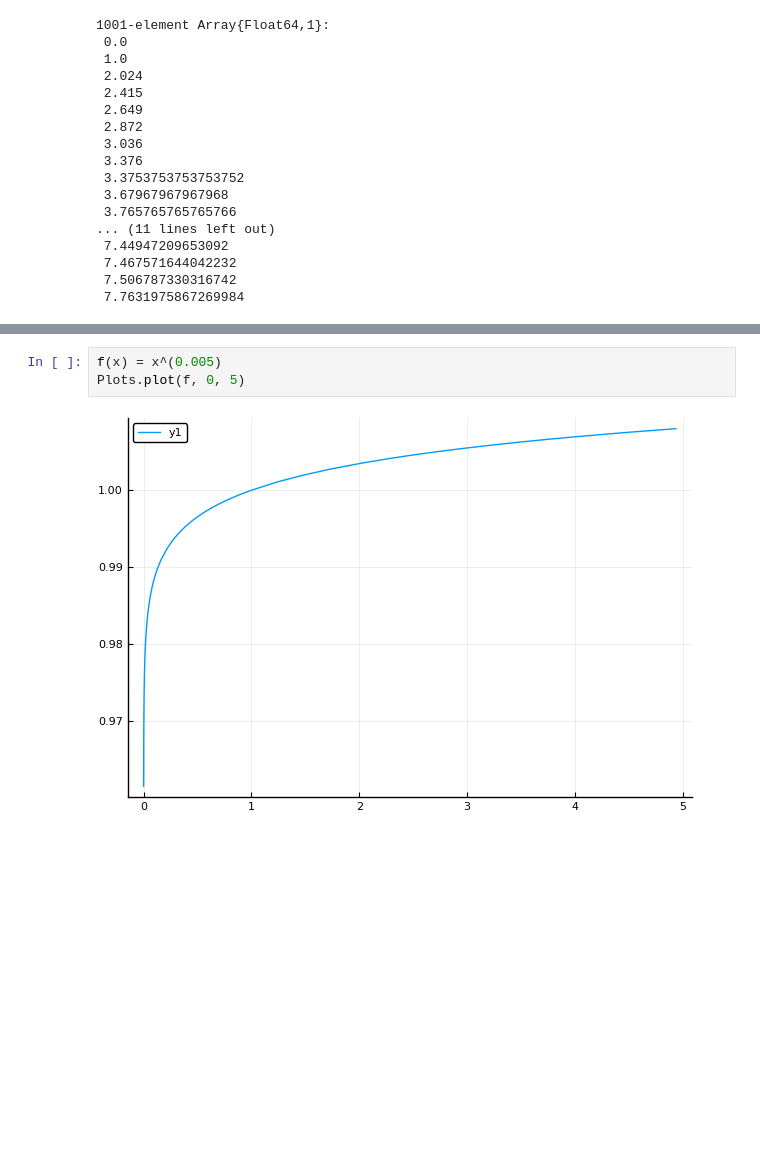
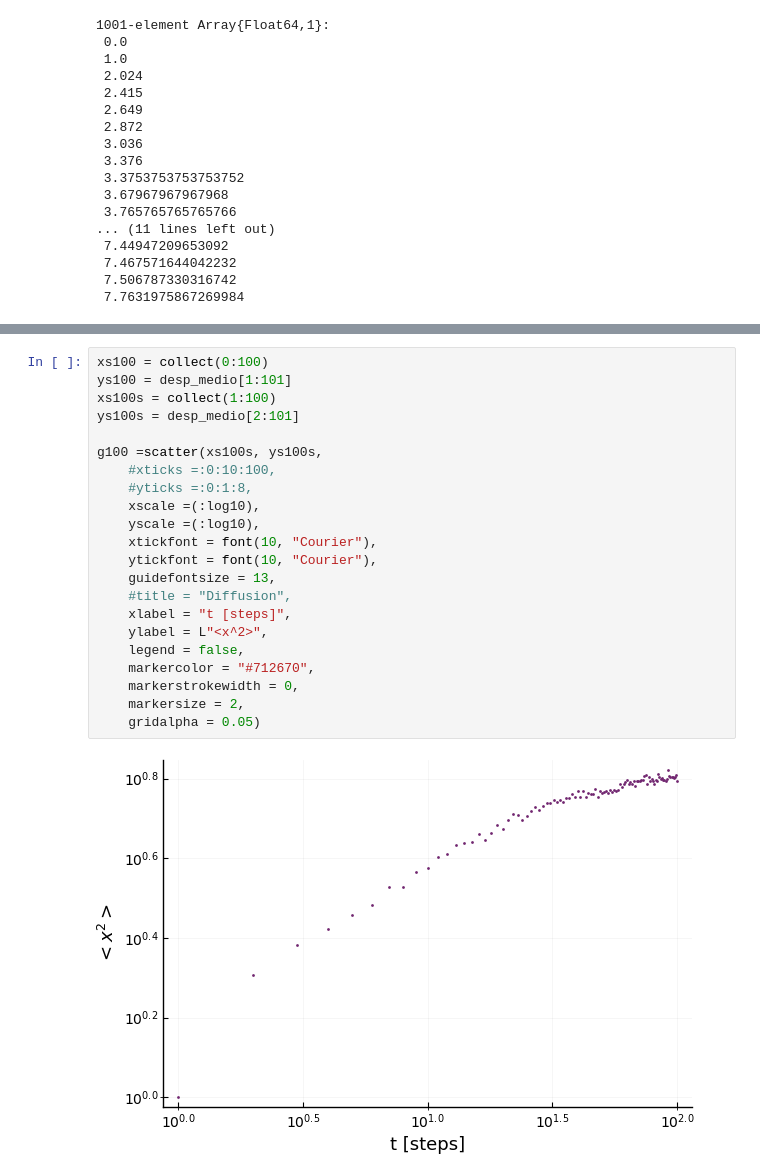
Before and after one commit to Yuriyama/Coronavirus, a Jupyter notebook: MSD_and_Diffusion_coefficient.ipynb, the cells around one changed output, grey strips where cells are left out. Drawn from its saved outputs; the diff is of its cells as text; blank space fills up the shorter version.

```diff
--- a/MSD_and_Diffusion_coefficient.ipynb
+++ b/MSD_and_Diffusion_coefficient.ipynb
@@ -238,5 +252,24 @@ g1 =scatter(xs, ys,
-# %%
-f(x) = x^(0.005)
-Plots.plot(f, 0, 5)
-# %% [output]
-[figure, removed]
+# %%
+xs100 = collect(0:100)
+ys100 = desp_medio[1:101]
+xs100s = collect(1:100)
+ys100s = desp_medio[2:101]
+
+g100 =scatter(xs100s, ys100s,
+    #xticks =:0:10:100,
+    #yticks =:0:1:8,
+    xscale =(:log10),
+    yscale =(:log10),
+    xtickfont = font(10, "Courier"),
+    ytickfont = font(10, "Courier"),
+    guidefontsize = 13,
+    #title = "Diffusion",
+    xlabel = "t [steps]",
+    ylabel = L"<x^2>",
+    legend = false,
+    markercolor = "#712670",
+    markerstrokewidth = 0,
+    markersize = 2,
+    gridalpha = 0.05)
+# %% [output]
+[figure, added]
```
Also changed, not shown: parts of 24 cells of this notebook, 1 other file.
